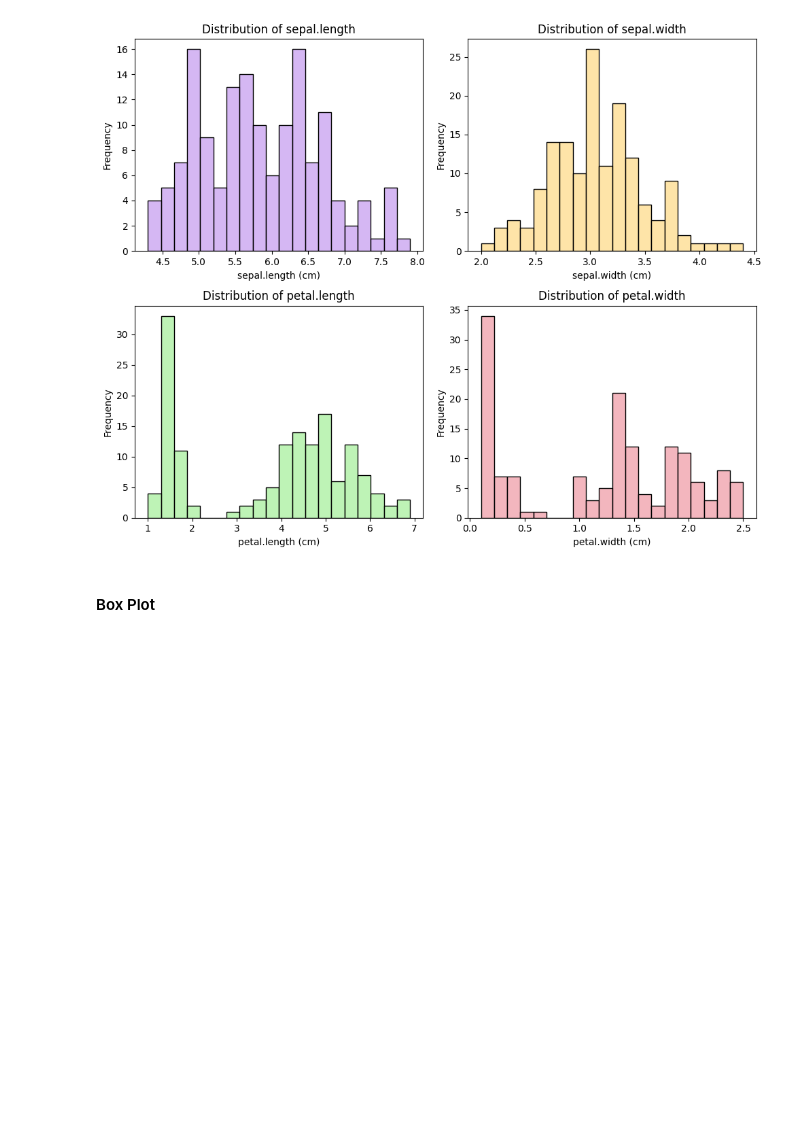
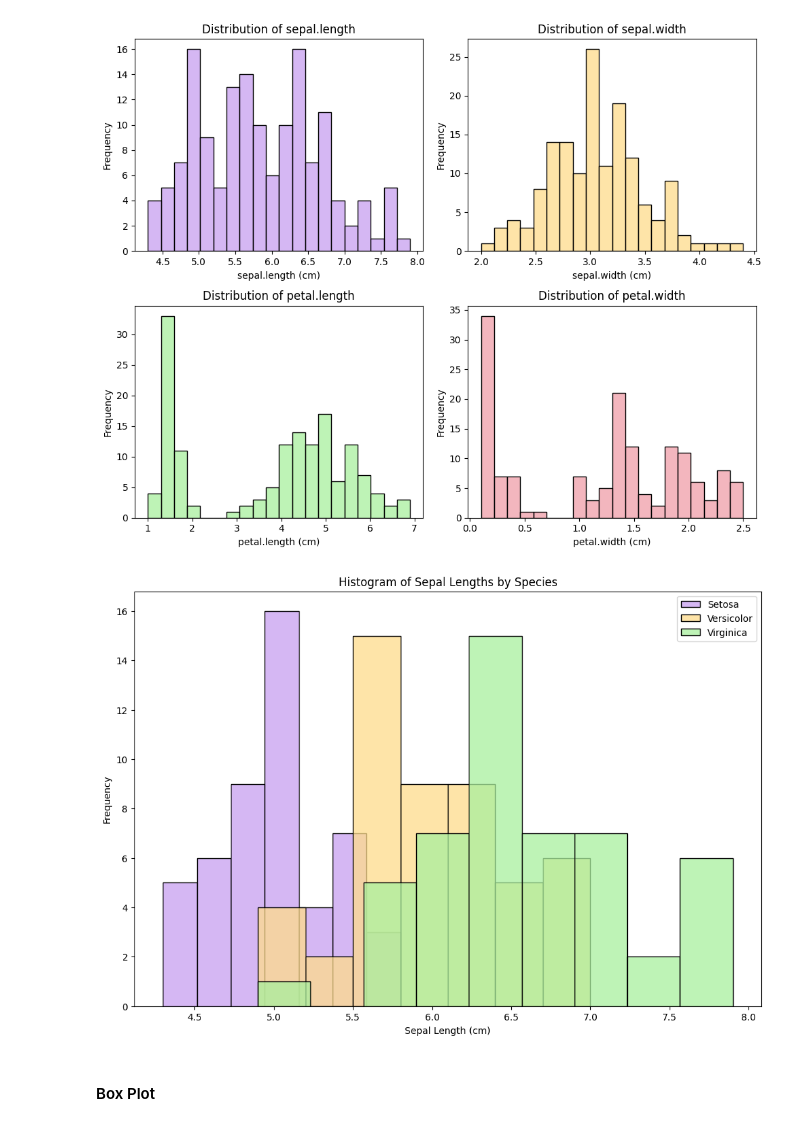
Before and after one commit to claretubs/fundamentals-data-analysis-project, a Jupyter notebook: project.ipynb, the cells around one changed output. Saved outputs shown, nothing was run; the diff lists cells and outputs as text; code cells hidden in the pictures; blank space fills up the shorter version.

Commit message:
Histograms of each species

```diff
--- a/project.ipynb
+++ b/project.ipynb
@@ -280,5 +280,29 @@ plt.tight_layout()
 plt.show()
 # %% [output]
 [figure]
+# %%
+# Set the custom color palette
+custom_palette = ["#C79FEF", "#FEDC8B", "#A9EF9E"]
+sns.set_palette(custom_palette)
+
+# Create separate histograms for each species.
+plt.figure(figsize=(12, 8))
+for species in iris_data['variety'].unique():
+    sns.histplot(iris_data[iris_data['variety'] == species]['sepal.length'],
+                 kde=False,  # Disable Kernel Density Estimate for simplicity
+                 label=species)
+
+# Add labels and title.
+plt.title('Histogram of Sepal Lengths by Species')
+plt.xlabel('Sepal Length (cm)')
+plt.ylabel('Frequency')
+
+# Add legend
+plt.legend()
+
+# Show the plot
+plt.show()
+# %% [output]
+[figure, added]
 # %% [markdown]
 #### Box Plot
```
Also changed, not shown: parts of 4 cells of this notebook.
